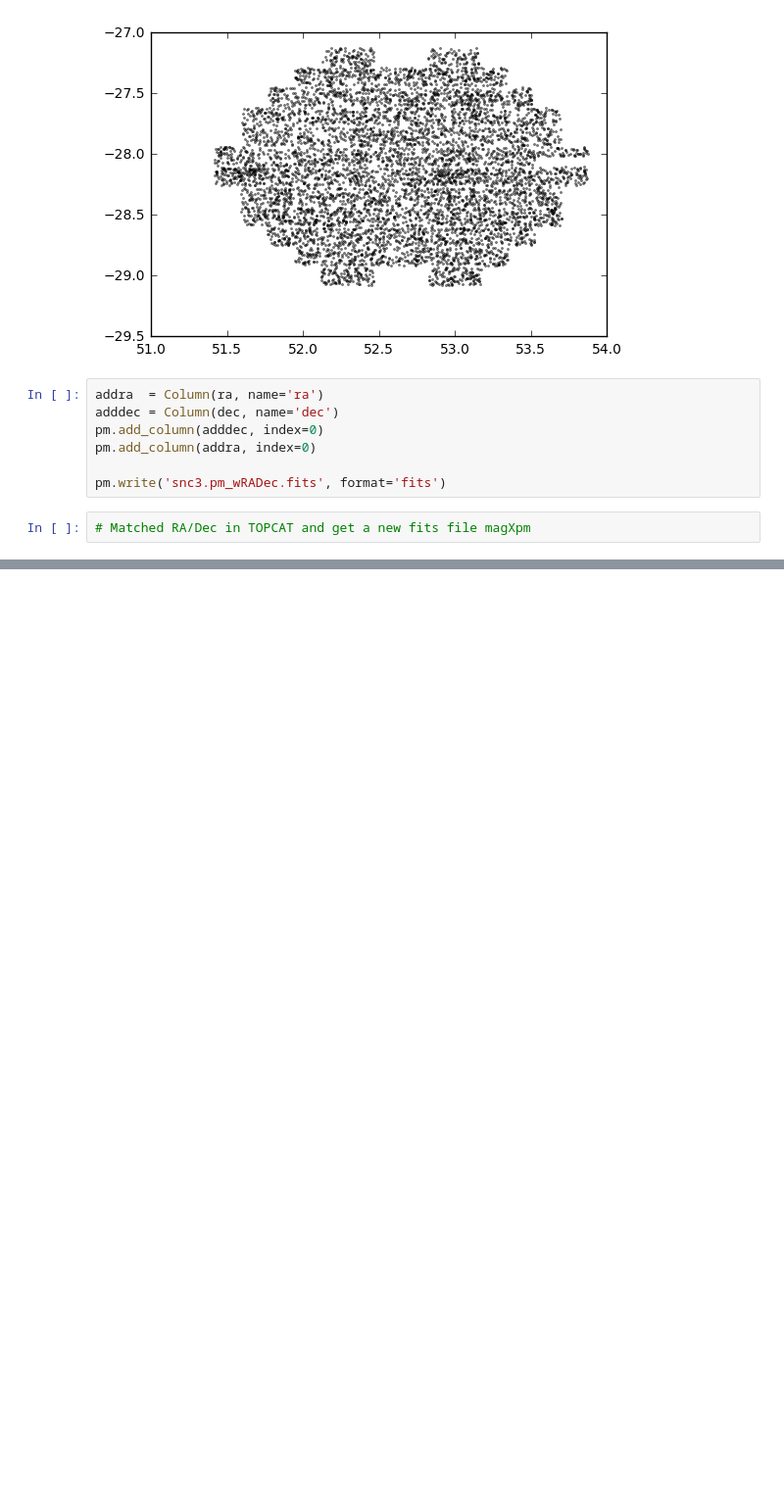
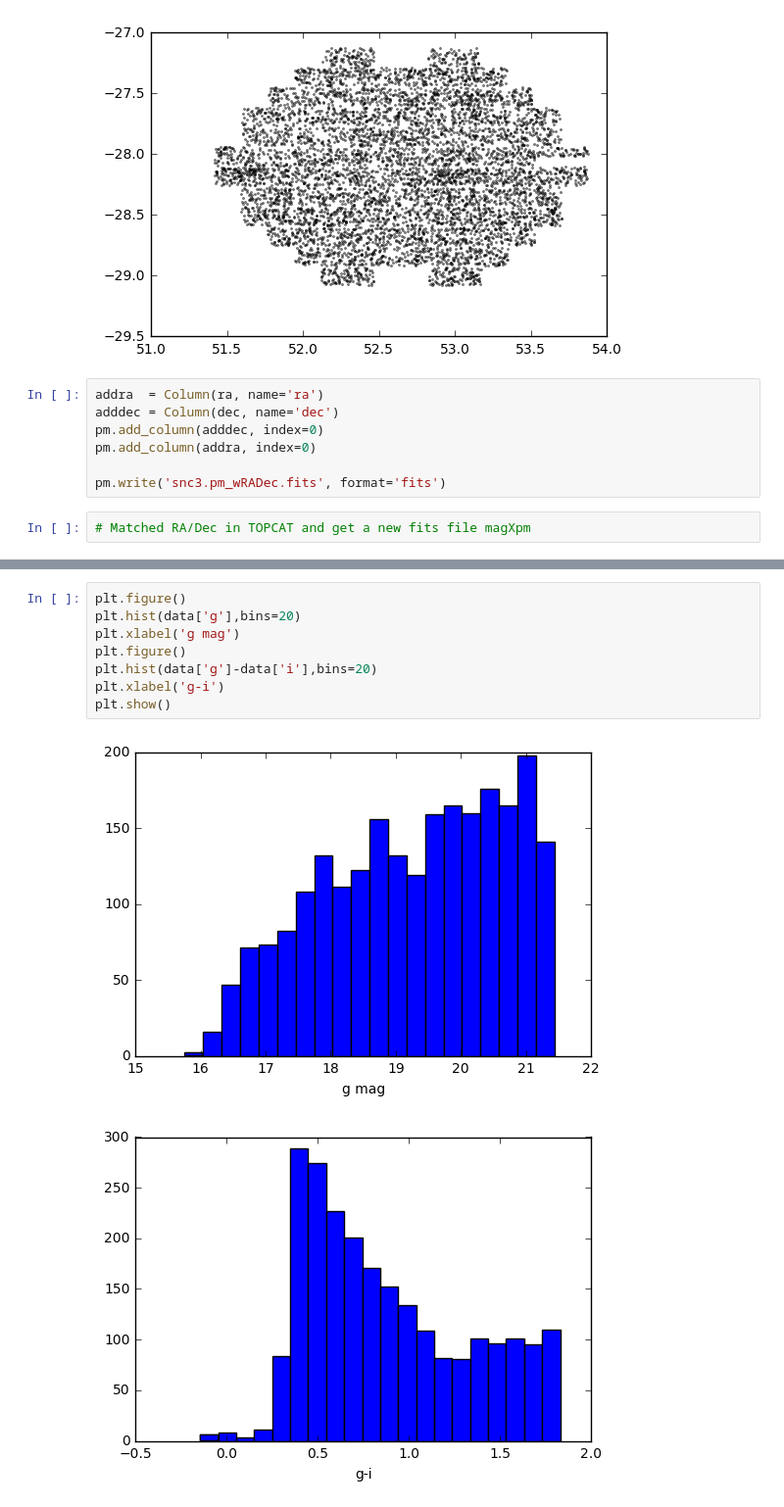
Before and after one commit to sazabi4/test, a Jupyter notebook: SNC3_RPMD.ipynb, the cells around one changed output, grey strips where cells are left out. Shown at 98% size. Drawn from its saved outputs; the diff is of its cells as text; blank space fills up the shorter version.

```diff
--- a/SNC3_RPMD.ipynb
+++ b/SNC3_RPMD.ipynb
@@ -48,0 +63,11 @@ plt.show()
+# %%
+plt.figure()
+plt.hist(data['g'],bins=20)
+plt.xlabel('g mag')
+plt.figure()
+plt.hist(data['g']-data['i'],bins=20)
+plt.xlabel('g-i')
+plt.show()
+# %% [output]
+[figure, added]
+[figure, added]
```
Also changed, not shown: parts of 4 cells of this notebook.
